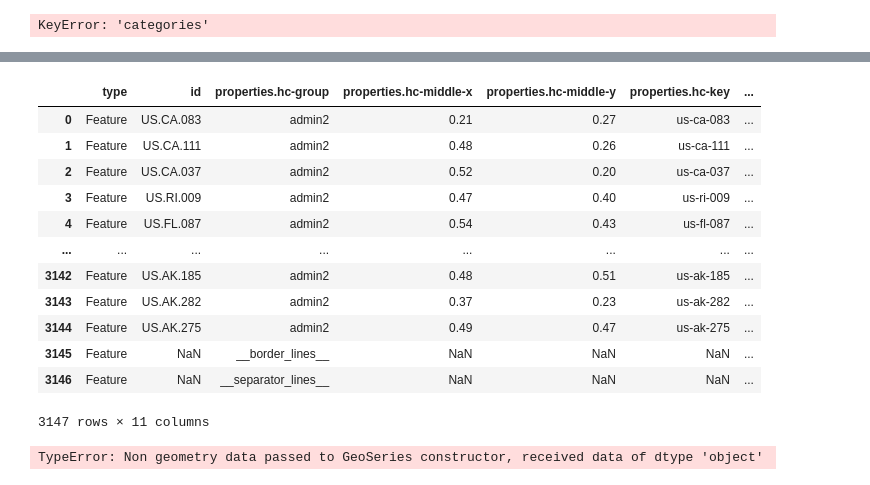
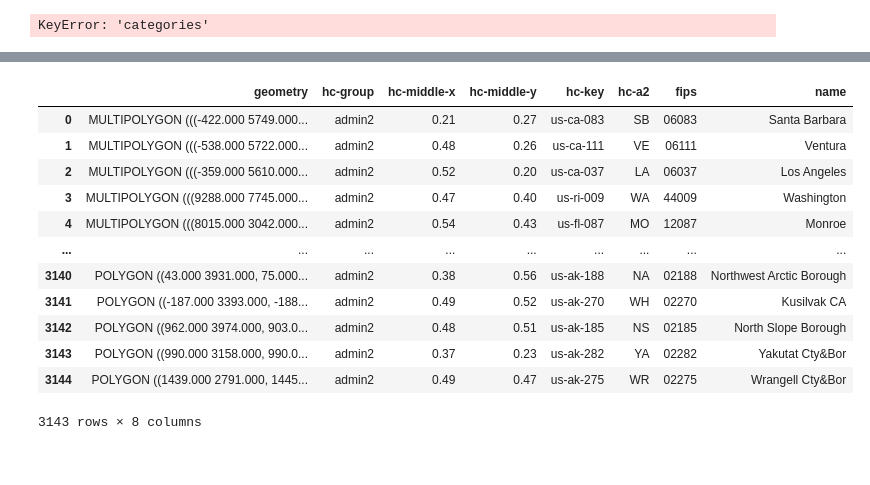
Before and after one commit to eleroux46/gun_violence, a Jupyter notebook: traitements_donnes.ipynb, the cells around one changed output, grey strips where cells are left out. Saved outputs shown, nothing was run; the diff lists cells and outputs as text; code cells hidden in the pictures.

```diff
--- a/traitements_donnes.ipynb
+++ b/traitements_donnes.ipynb
@@ -171,34 +172,19 @@ test
-# %%
-test2 = pd.json_normalize(test['features'])
-test2
-# %% [output]
-|  | type | id | properties.hc-group | properties.hc-middle-x | properties.hc-middle-y | properties.hc-key | ... |
-| 0 | Feature | US.CA.083 | admin2 | 0.21 | 0.27 | us-ca-083 | ... |
-| 1 | Feature | US.CA.111 | admin2 | 0.48 | 0.26 | us-ca-111 | ... |
-| 2 | Feature | US.CA.037 | admin2 | 0.52 | 0.20 | us-ca-037 | ... |
-| 3 | Feature | US.RI.009 | admin2 | 0.47 | 0.40 | us-ri-009 | ... |
-| 4 | Feature | US.FL.087 | admin2 | 0.54 | 0.43 | us-fl-087 | ... |
-| ... | ... | ... | ... | ... | ... | ... | ... |
-| 3142 | Feature | US.AK.185 | admin2 | 0.48 | 0.51 | us-ak-185 | ... |
-| 3143 | Feature | US.AK.282 | admin2 | 0.37 | 0.23 | us-ak-282 | ... |
-| 3144 | Feature | US.AK.275 | admin2 | 0.49 | 0.47 | us-ak-275 | ... |
-| 3145 | Feature | NaN | __border_lines__ | NaN | NaN | NaN | ... |
-| 3146 | Feature | NaN | __separator_lines__ | NaN | NaN | NaN | ... |
-3147 rows × 11 columns
-# %%
-# Replace 'geometry.coordinates' with the actual name of your geometry column
-geometry_col_name = 'geometry.coordinates'
-
-# Select the first row of the GeoDataFrame
-first_row = test2.iloc[[0]]
-
-# Create a GeoDataFrame containing only the first row
-first_row_gdf = gpd.GeoDataFrame(first_row, geometry=gpd.GeoSeries(first_row[geometry_col_name]))
-
-# Plot the first row
-first_row_gdf.plot()
-
-# Show the plot
-plt.show()
-# %% [output]
-TypeError: Non geometry data passed to GeoSeries constructor, received data of dtype 'object'
+# %%
+test_db = request_db(29802)
+test_db = gpd.GeoDataFrame.from_features(test_db['features'])
+test_db = test_db.loc[test_db['hc-group'] == 'admin2']
+test_db
+# %% [output]
+|  | geometry | hc-group | hc-middle-x | hc-middle-y | hc-key | hc-a2 | fips | name |
+| 0 | MULTIPOLYGON (((-422.000 5749.000... | admin2 | 0.21 | 0.27 | us-ca-083 | SB | 06083 | Santa Barbara |
+| 1 | MULTIPOLYGON (((-538.000 5722.000... | admin2 | 0.48 | 0.26 | us-ca-111 | VE | 06111 | Ventura |
+| 2 | MULTIPOLYGON (((-359.000 5610.000... | admin2 | 0.52 | 0.20 | us-ca-037 | LA | 06037 | Los Angeles |
+| 3 | MULTIPOLYGON (((9288.000 7745.000... | admin2 | 0.47 | 0.40 | us-ri-009 | WA | 44009 | Washington |
+| 4 | MULTIPOLYGON (((8015.000 3042.000... | admin2 | 0.54 | 0.43 | us-fl-087 | MO | 12087 | Monroe |
+| ... | ... | ... | ... | ... | ... | ... | ... | ... |
+| 3140 | POLYGON ((43.000 3931.000, 75.000... | admin2 | 0.38 | 0.56 | us-ak-188 | NA | 02188 | Northwest Arctic Borough |
+| 3141 | POLYGON ((-187.000 3393.000, -188... | admin2 | 0.49 | 0.52 | us-ak-270 | WH | 02270 | Kusilvak CA |
+| 3142 | POLYGON ((962.000 3974.000, 903.0... | admin2 | 0.48 | 0.51 | us-ak-185 | NS | 02185 | North Slope Borough |
+| 3143 | POLYGON ((990.000 3158.000, 990.0... | admin2 | 0.37 | 0.23 | us-ak-282 | YA | 02282 | Yakutat Cty&Bor |
+| 3144 | POLYGON ((1439.000 2791.000, 1445... | admin2 | 0.49 | 0.47 | us-ak-275 | WR | 02275 | Wrangell Cty&Bor |
+3143 rows × 8 columns
```
Also changed, not shown: parts of 8 cells of this notebook.
